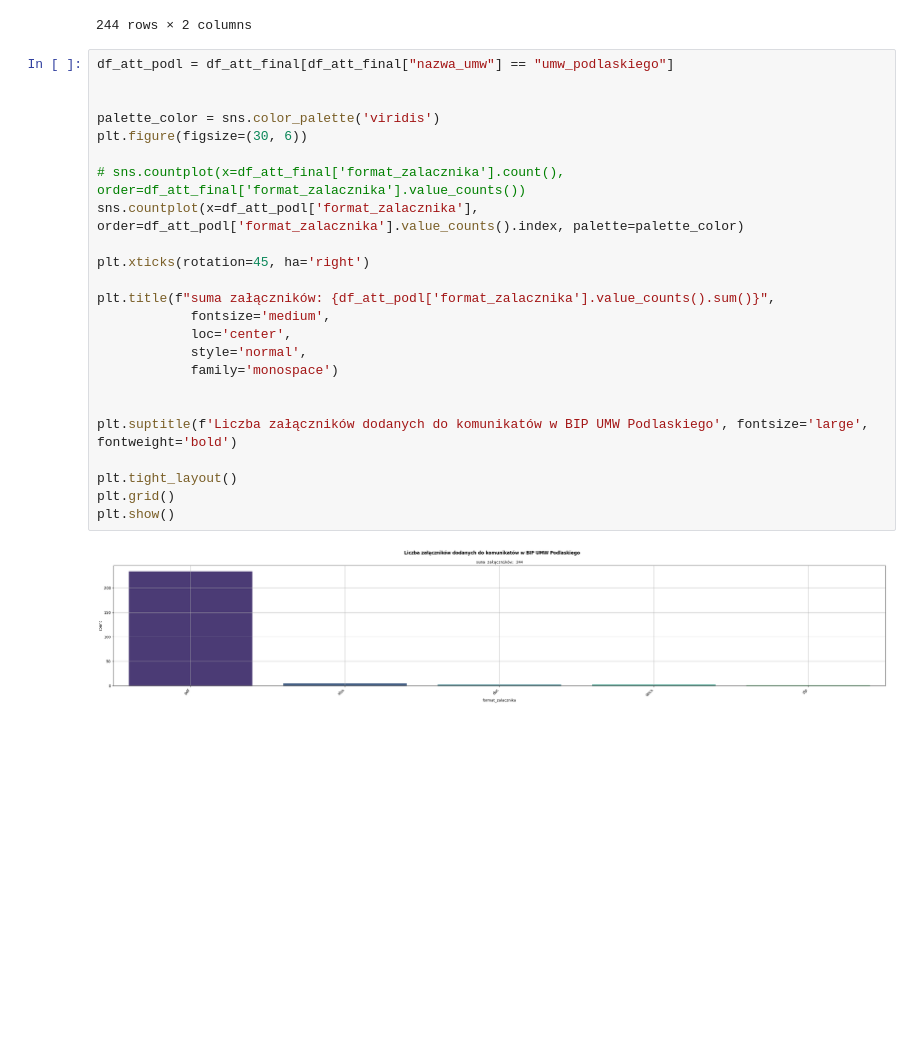
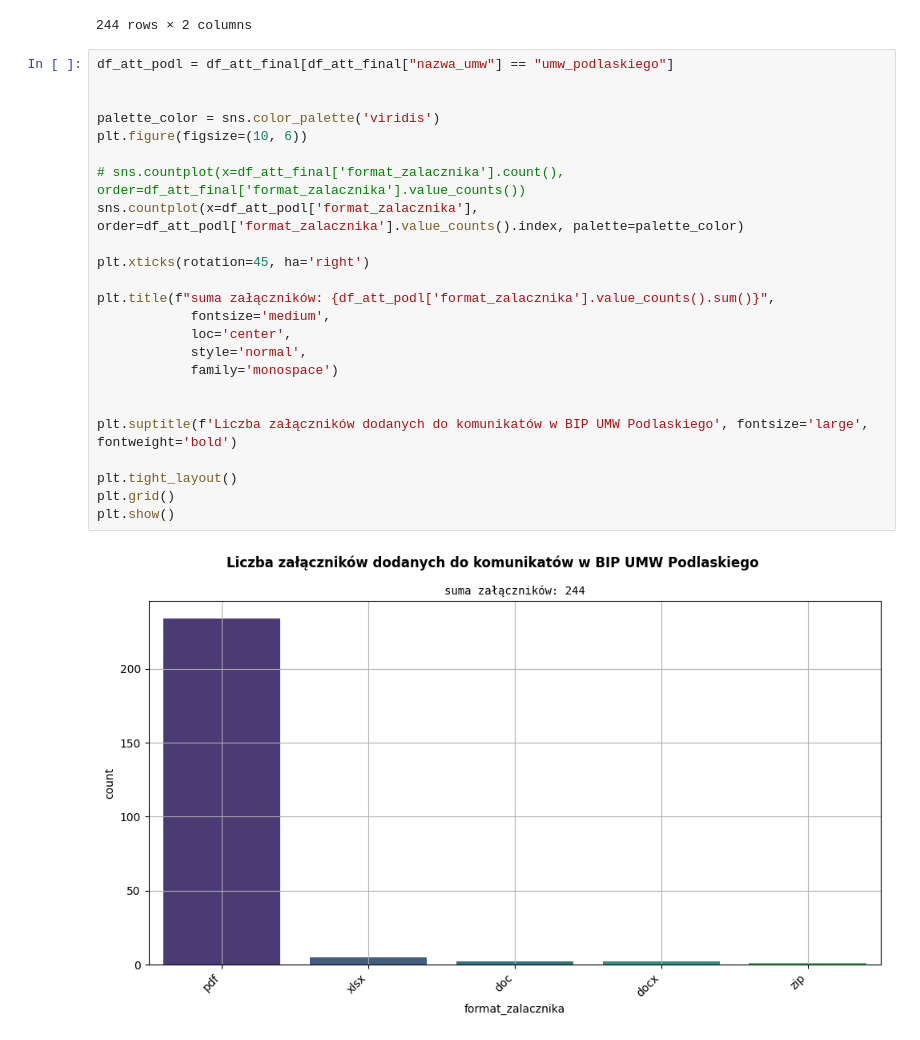
Before and after one commit to KacperSalak/urz_marsz_bip_scrapp, a Jupyter notebook: analytical/df_att_cnt.ipynb, the cells around one changed output. Saved outputs shown, nothing was run; the diff lists cells and outputs as text; blank space fills up the shorter version.

Commit message:
Editing some visual peramters in the analytical section

```diff
--- a/analytical/df_att_cnt.ipynb
+++ b/analytical/df_att_cnt.ipynb
@@ -328,29 +328,29 @@ df_att_final[df_att_final["nazwa_umw"] == "umw_podlaskiego"]
 # %%
 df_att_podl = df_att_final[df_att_final["nazwa_umw"] == "umw_podlaskiego"]
 
 
 palette_color = sns.color_palette('viridis')
-plt.figure(figsize=(30, 6))
+plt.figure(figsize=(10, 6))
 
 # sns.countplot(x=df_att_final['format_zalacznika'].count(), order=df_att_final['format_zalacznika'].value_counts())
 sns.countplot(x=df_att_podl['format_zalacznika'], order=df_att_podl['format_zalacznika'].value_counts().index, palette=palette_color)
 
 plt.xticks(rotation=45, ha='right')
 
 plt.title(f"suma załączników: {df_att_podl['format_zalacznika'].value_counts().sum()}",
             fontsize='medium',
             loc='center',
             style='normal',
             family='monospace')
 
 
 plt.suptitle(f'Liczba załączników dodanych do komunikatów w BIP UMW Podlaskiego', fontsize='large', fontweight='bold')
 
 plt.tight_layout()
 plt.grid()
 plt.show()
 # %% [output]
-[figure, old version]
+[figure, new version]
 # %%
 df_att_lubel = df_att_final[df_att_final["nazwa_umw"] == "umw_lubelskiego"]
 
```
Also changed, not shown: parts of 1 cell of this notebook, 2 other files.
